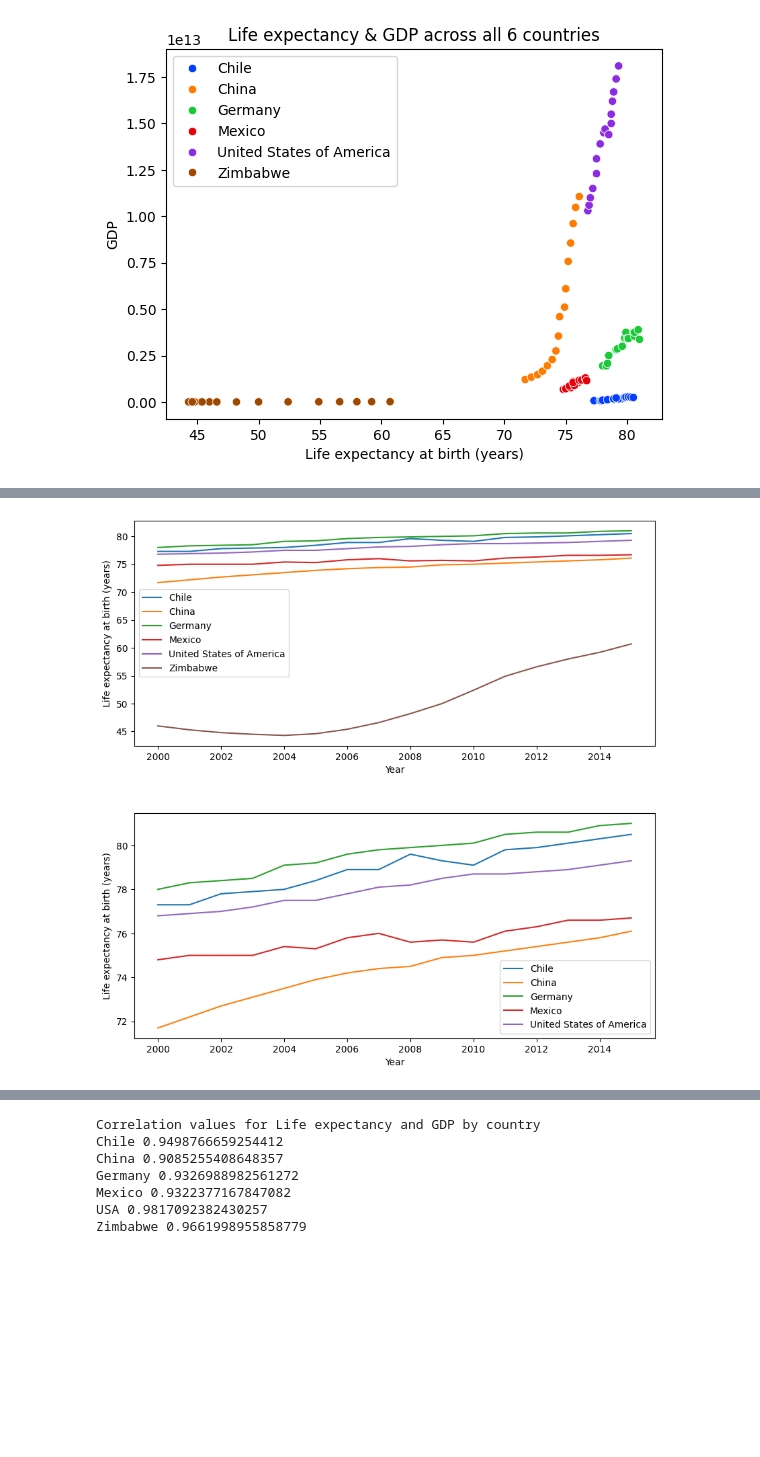
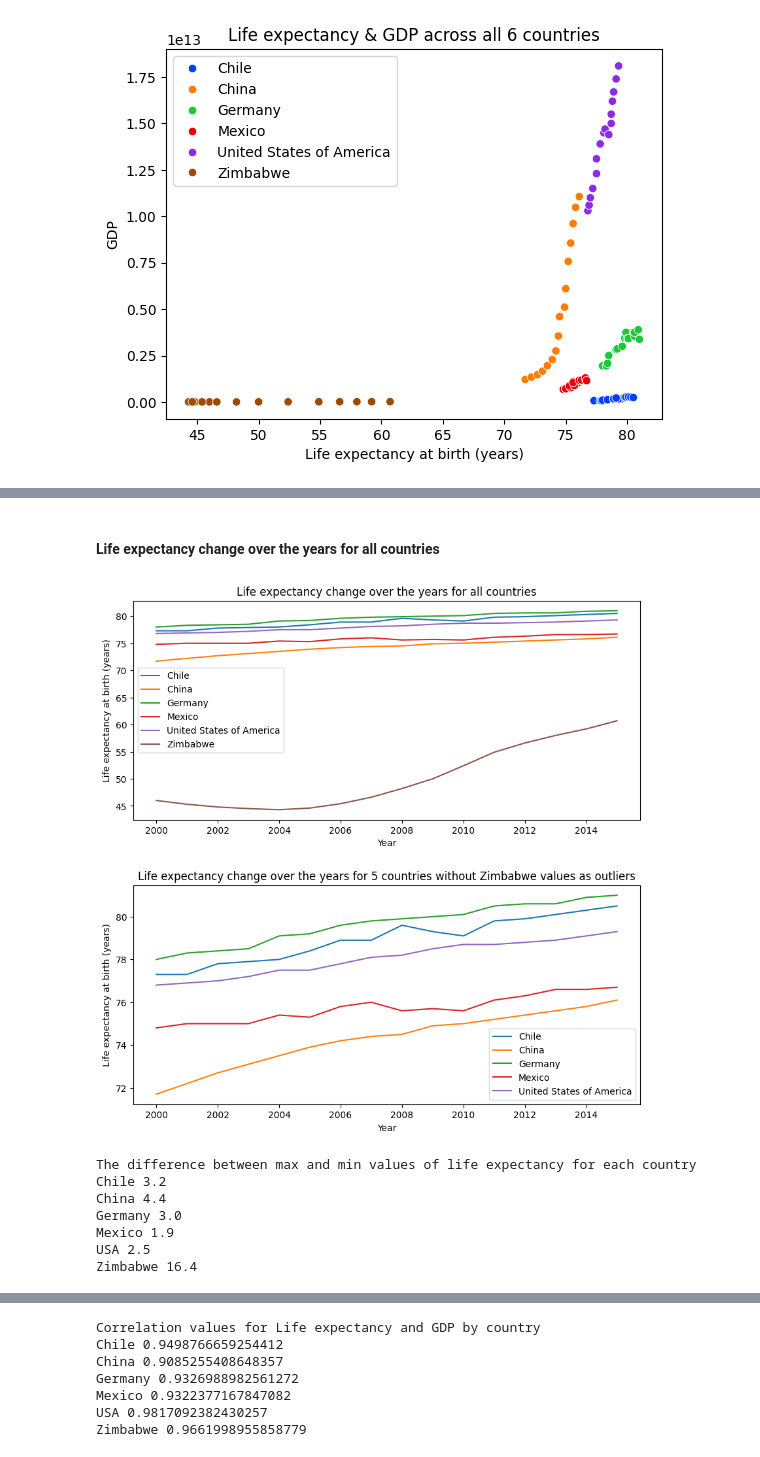
Before and after one commit to likhachov-ux/life-expectancy-and-gdp-project, a Jupyter notebook: life_expectancy_gdp.ipynb, the cells around one changed output, grey strips where cells are left out. Drawn from its saved outputs; the diff is of its cells as text; code cells hidden in the pictures; blank space fills up the shorter version.

```diff
--- a/life_expectancy_gdp.ipynb
+++ b/life_expectancy_gdp.ipynb
@@ -123,19 +144,40 @@ plt.show()
+# %% [markdown]
+#### Life expectancy change over the years for all countries
 # %%
 #line plot to see the changes
 plt.figure(figsize=(10,10))
 plt.subplot (2,1,1)
 sns.lineplot(data = df, x=df['Year'], y=df['Life expectancy at birth (years)'], hue = df['Country'])
+plt.title('Life expectancy change over the years for all countries')
 plt.legend()
 
 #without Zimbabwe as an outlier
 #df without Zimbabwe
 five_countries = df[df.Country != 'Zimbabwe']
 #plot
 plt.subplot (2,1,2)
 sns.lineplot(data = five_countries, x=five_countries['Year'], y=five_countries['Life expectancy at birth (years)'], hue = five_countries['Country'])
+plt.title('Life expectancy change over the years for 5 countries without Zimbabwe values as outliers')
 plt.legend()
 plt.subplots_adjust(wspace = 0.6)
 plt.subplots_adjust(hspace = 0.3)
 plt.show()
+
+#max and min values difference to see the level of changes for the countries
+print('The difference between max and min values of life expectancy for each country')
+countries = [Chile, China, Germany, Mexico, US, Zimbabwe]
+names = ['Chile', 'China', 'Germany', 'Mexico', 'USA', 'Zimbabwe']
+n = 0
+for country in countries:
+    difference = country['Life expectancy at birth (years)'].max() - country['Life expectancy at birth (years)'].min()
+    print(names[n], round(difference,2))
+    n+=1
 # %% [output]
-[figure, old version]
+[figure, new version]
+The difference between max and min values of life expectancy for each country
+Chile 3.2
+China 4.4
+Germany 3.0
+Mexico 1.9
+USA 2.5
+Zimbabwe 16.4
```
Also changed, not shown: parts of 16 cells of this notebook.
